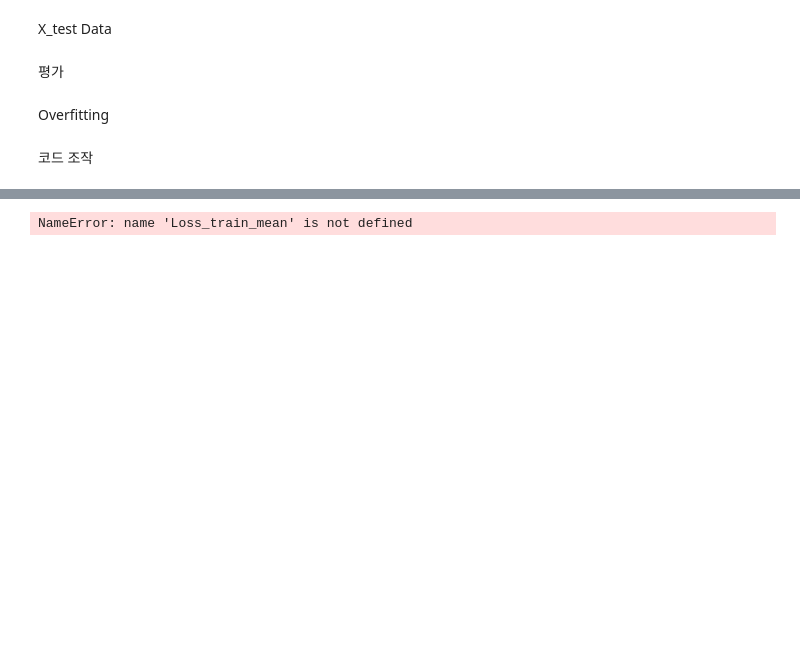
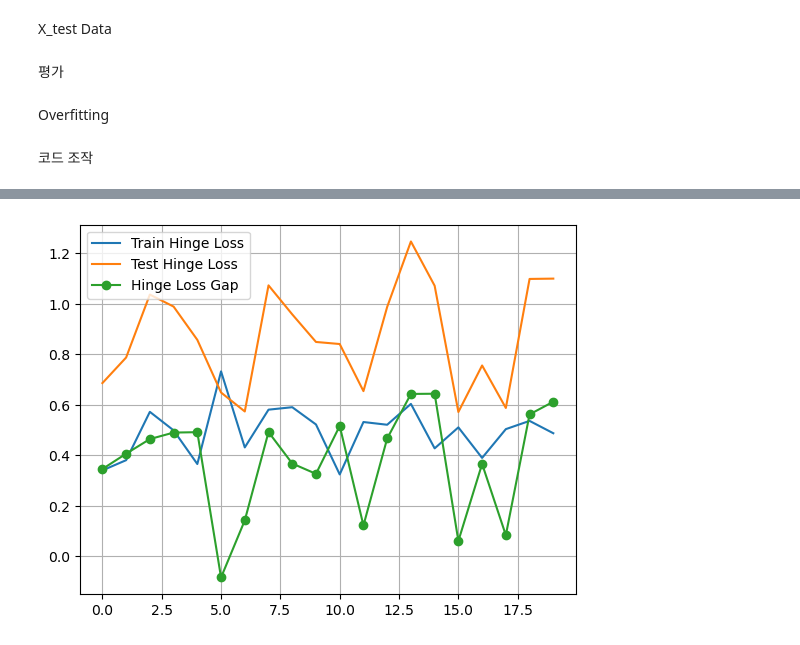
Before and after one commit to sbchae04-tech/Support-Vector-Machine, a Jupyter notebook: QUBO/Quantum_SVM_Gaussian_neal.ipynb, the cells around one changed output, grey strips where cells are left out. Cells and saved outputs as stored; diff of their text form; code cells hidden in the pictures; blank space fills up the shorter version.

```diff
--- a/QUBO/Quantum_SVM_Gaussian_neal.ipynb
+++ b/QUBO/Quantum_SVM_Gaussian_neal.ipynb
@@ -516,16 +542,16 @@ plt.show()
 # %%
 Loss = [(Loss_test_mean[i] - Loss_train_mean[i]) for i in range(len(Loss_train_mean))]
 
-# plt.plot(E, Loss_train_mean, label = "Train Hinge Loss")
-# plt.plot(E, Loss_test_mean, label = "Test Hinge Loss")
+plt.plot(x, Loss_train_mean, label = "Train Hinge Loss")
+plt.plot(x, Loss_test_mean, label = "Test Hinge Loss")
 plt.plot(x, Loss, 'o-', label = "Hinge Loss Gap")
-plt.plot(x, lagrangian_spe_list, '^-', label = "lagrangian_spe")
+# plt.plot(x, lagrangian_spe_list, '^-', label = "lagrangian_spe")
 # plt.plot(E, lagrangian_sv_list, label = "lagrangian_sv")
-plt.yscale('log')
+# plt.yscale('log')
 plt.grid()
 plt.legend()
 plt.show()
 # %% [output]
-NameError: name 'Loss_train_mean' is not defined
+[figure, added]
 # %%
 fig, axes = plt.subplots(
```
Also changed, not shown: parts of 9 cells of this notebook, 2 other files.
